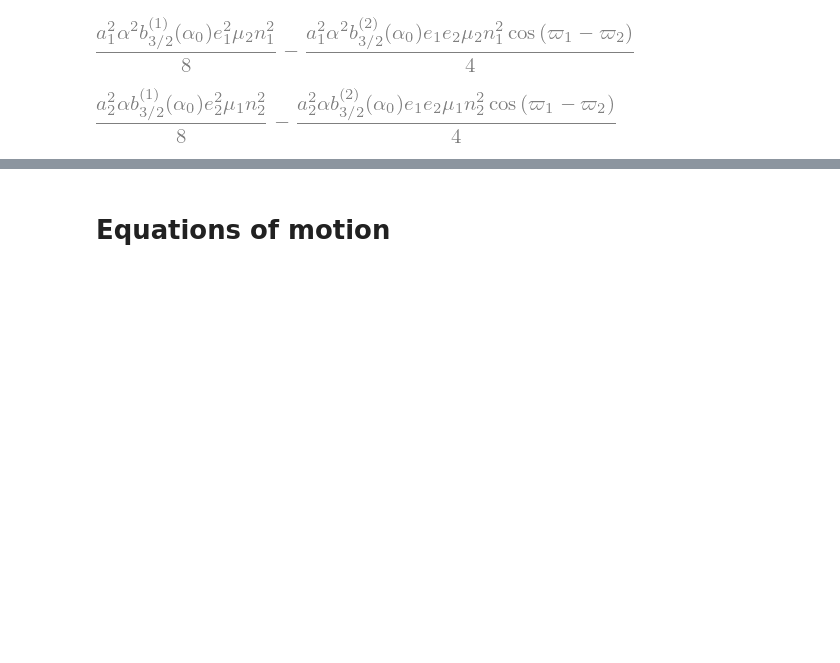
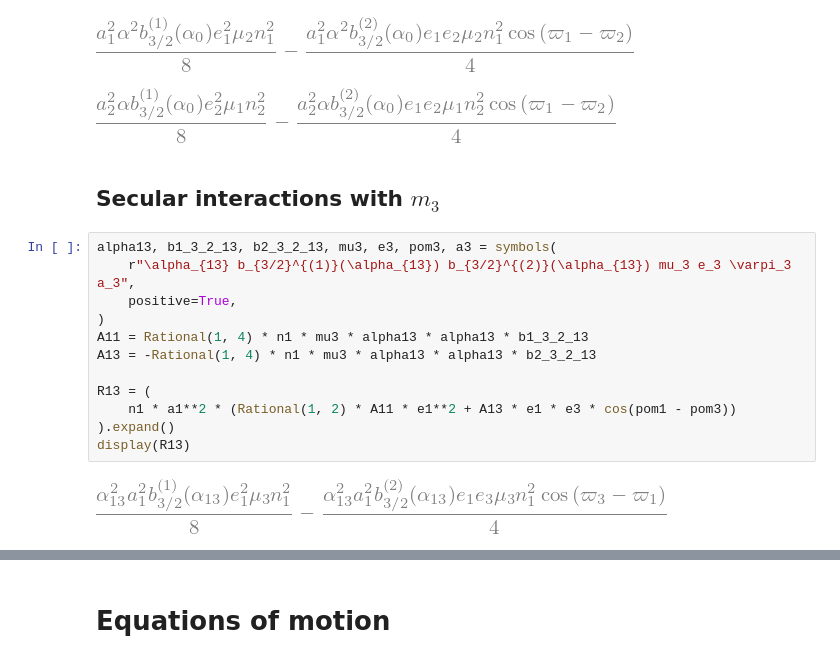
Before and after one commit to jtlaune/wc-apsidal-precession, a Jupyter notebook: paper-3.ipynb, the cells around one changed output, grey strips where cells are left out. Drawn from its saved outputs; the diff is of its cells as text; blank space fills up the shorter version.

Commit message:
Begin adding giant external perturber secular effects

```diff
--- a/paper-3.ipynb
+++ b/paper-3.ipynb
@@ -140,3 +148,19 @@ display(R2)
 # %% [output]
 [figure]
 [figure]
+# %% [markdown]
+## Secular interactions with $m_3$
+# %%
+alpha13, b1_3_2_13, b2_3_2_13, mu3, e3, pom3, a3 = symbols(
+    r"\alpha_{13} b_{3/2}^{(1)}(\alpha_{13}) b_{3/2}^{(2)}(\alpha_{13}) mu_3 e_3 \varpi_3 a_3",
+    positive=True,
+)
+A11 = Rational(1, 4) * n1 * mu3 * alpha13 * alpha13 * b1_3_2_13
+A13 = -Rational(1, 4) * n1 * mu3 * alpha13 * alpha13 * b2_3_2_13
+
+R13 = (
+    n1 * a1**2 * (Rational(1, 2) * A11 * e1**2 + A13 * e1 * e3 * cos(pom1 - pom3))
+).expand()
+display(R13)
+# %% [output]
+[figure, added]
```
Also changed, not shown: parts of 12 cells of this notebook.
